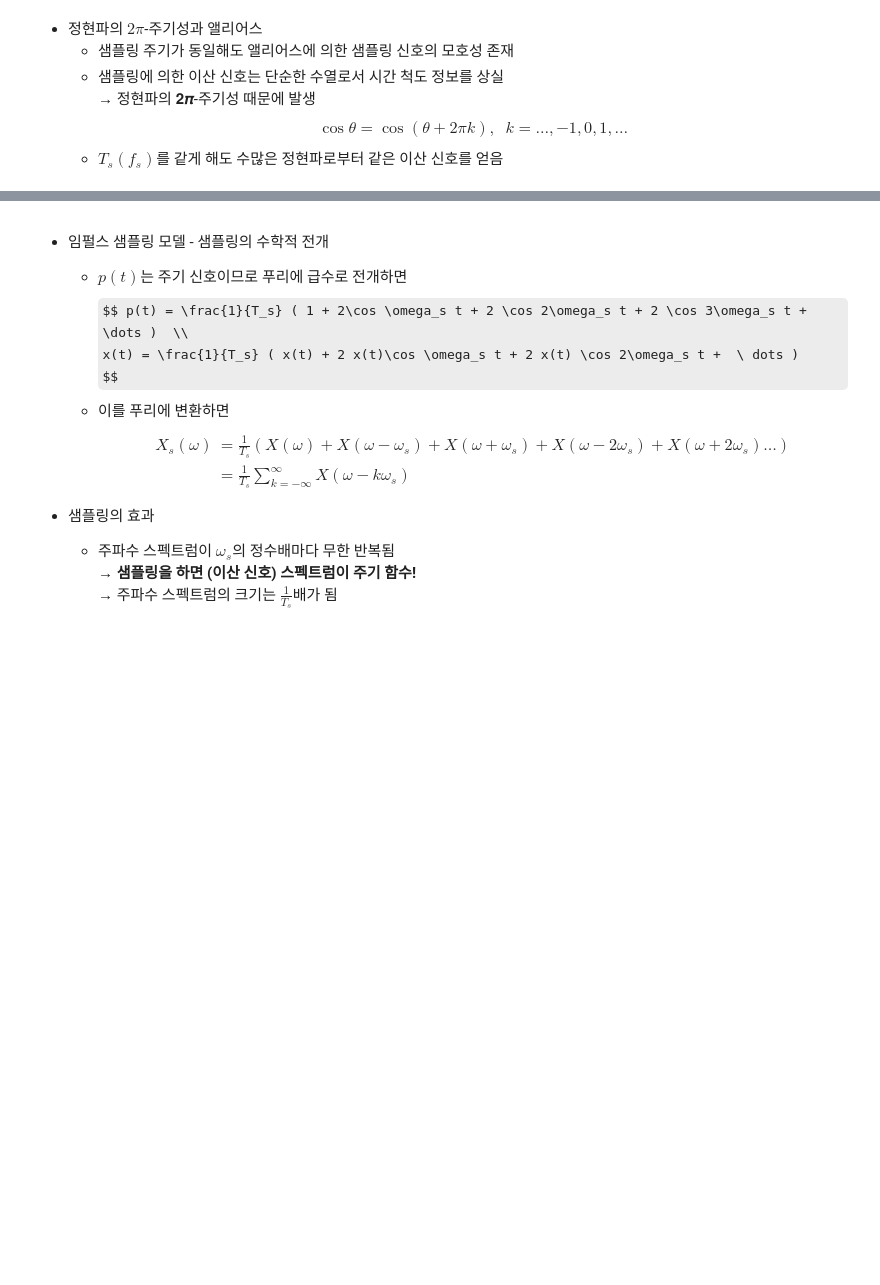
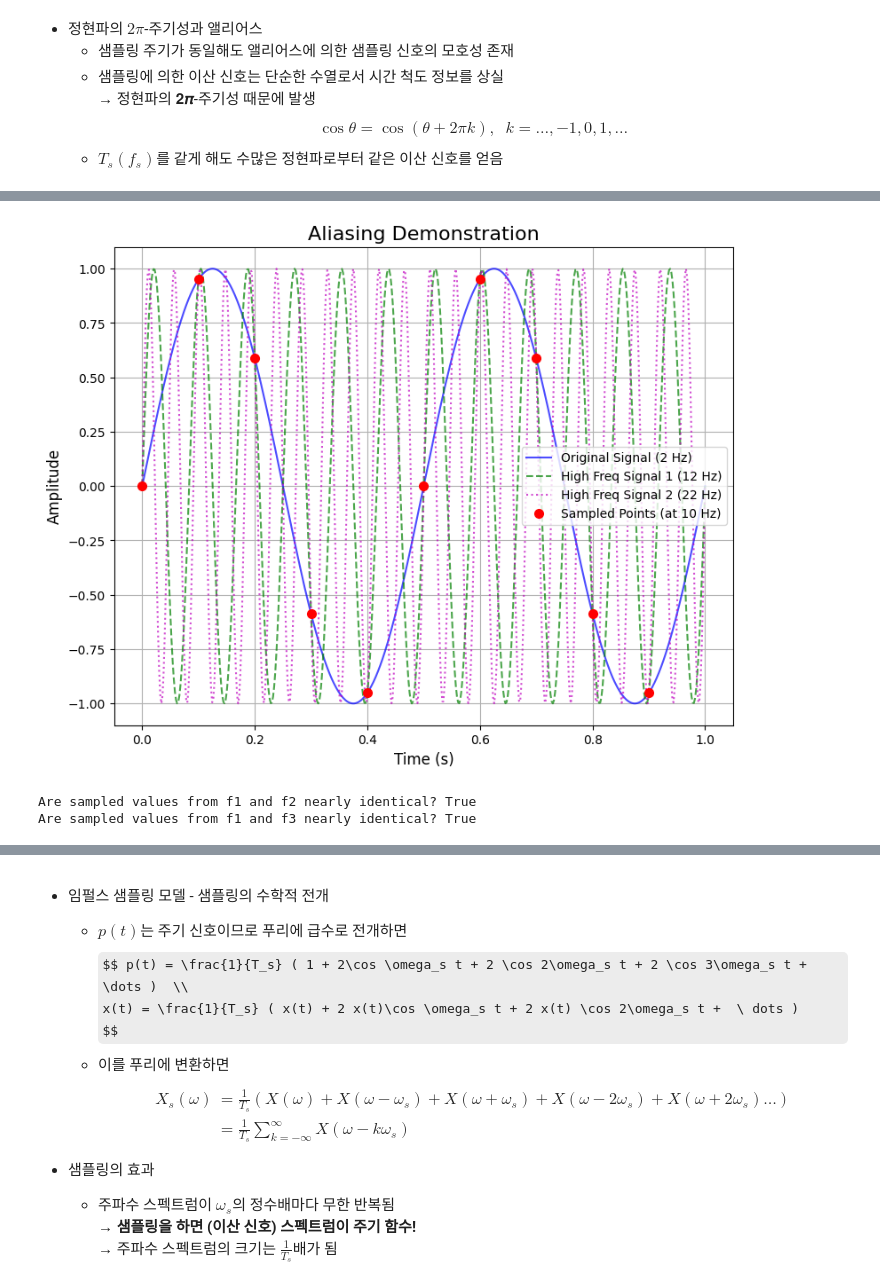
Before and after one commit to jwlee95/DSP_Class2025, a Jupyter notebook: Ch04_연속신호의_디지털처리.ipynb, the cells around one changed output, grey strips where cells are left out. Drawn from its saved outputs; the diff is of its cells as text; code cells hidden in the pictures; some formulas as TeX source; blank space fills up the shorter version.

```diff
--- a/Ch04_연속신호의_디지털처리.ipynb
+++ b/Ch04_연속신호의_디지털처리.ipynb
@@ -163,0 +172,63 @@ $$
+# %%
+import numpy as np
+import matplotlib.pyplot as plt
+
+# --- 1. 신호 및 샘플링 주파수 설정 ---
+
+fs = 10  # 샘플링 주파수 (10 Hz)
+# 나이퀴스트 이론에 따르면 이 샘플링 주파수는 5Hz 이상의 신호를 제대로 처리할 수 없음
+
+f1 = 2   # 원래 신호의 주파수 (2 Hz)
+f2 = 12  # 에일리어싱될 고주파 신호 1 (12 Hz = 2Hz + 10Hz)
+f3 = 22  # 에일리어싱될 고주파 신호 2 (22 Hz = 2Hz + 2*10Hz)
+
+# --- 2. 시간 축 생성 ---
+
+# 아날로그 신호를 부드럽게 그리기 위한 촘촘한 시간 축
+t_continuous = np.linspace(0, 1, 500)
+
+# 샘플링을 위한 이산 시간 축 (fs=10Hz 이므로 0, 0.1, 0.2, ... 초)
+t_sampled = np.arange(0, 1, 1/fs)
+
+# --- 3. 세 개의 정현파(Sine Wave) 신호 생성 ---
+
+# 아날로그(연속) 신호
+y1_continuous = np.sin(2 * np.pi * f1 * t_continuous)
+y2_continuous = np.sin(2 * np.pi * f2 * t_continuous)
+y3_continuous = np.sin(2 * np.pi * f3 * t_continuous)
+
+# 샘플링된(이산) 신호
+y1_sampled = np.sin(2 * np.pi * f1 * t_sampled)
+# y2, y3도 같은 시간(t_sampled)에 샘플링
+y2_sampled = np.sin(2 * np.pi * f2 * t_sampled)
+y3_sampled = np.sin(2 * np.pi * f3 * t_sampled)
+
+# --- 4. 결과 시각화 ---
+
+# plt.figure(figsize=(12, 7))
+plt.figure(figsize=(9, 7))
+
+# 아날로그 신호들을 얇은 선으로 그리기
+plt.plot(t_continuous, y1_continuous, 'b-', label=f'Original Signal ({f1} Hz)', alpha=0.7)
+plt.plot(t_continuous, y2_continuous, 'g--', label=f'High Freq Signal 1 ({f2} Hz)', alpha=0.7)
+plt.plot(t_continuous, y3_continuous, 'm:', label=f'High Freq Signal 2 ({f3} Hz)', alpha=0.7)
+
+# 샘플링된 지점들을 큰 점으로 그리기
+# 세 신호의 샘플링 결과가 완전히 겹치는 것을 확인할 수 있음
+plt.plot(t_sampled, y1_sampled, 'ro', markersize=7, label=f'Sampled Points (at {fs} Hz)')
+
+# 그래프 설정
+plt.title('Aliasing Demonstration', fontsize=16)
+plt.xlabel('Time (s)', fontsize=12)
+plt.ylabel('Amplitude', fontsize=12)
+plt.legend(fontsize=10)
+plt.grid(True)
+plt.show()
+
+# 샘플링된 값들이 실제로 같은지 확인 (소수점 오차 감안)
+print("Are sampled values from f1 and f2 nearly identical?", np.allclose(y1_sampled, y2_sampled))
+print("Are sampled values from f1 and f3 nearly identical?", np.allclose(y1_sampled, y3_sampled))
+# %% [output]
+[figure, added]
+Are sampled values from f1 and f2 nearly identical? True
+Are sampled values from f1 and f3 nearly identical? True
```
Also changed, not shown: parts of 22 cells of this notebook.
